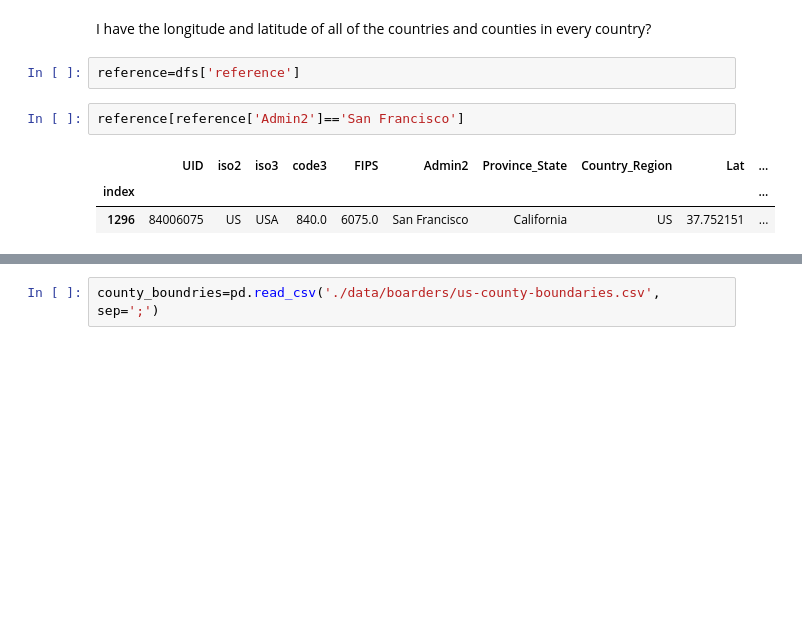
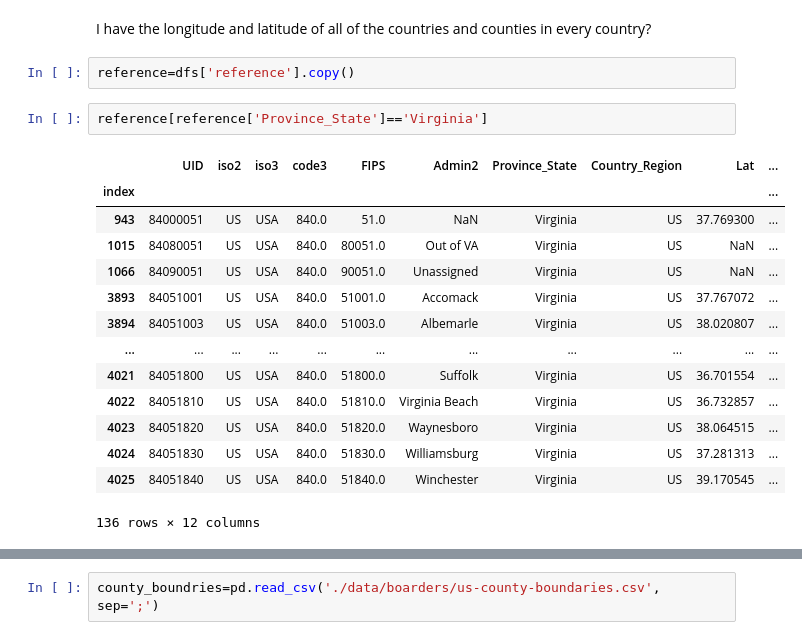
Before and after one commit to asullivan42/COVID_Bubble_Estimator, a Jupyter notebook: Regression_Analysis.ipynb, the cells around one changed output, grey strips where cells are left out. Saved outputs shown, nothing was run; the diff lists cells and outputs as text; blank space fills up the shorter version.

```diff
--- a/Regression_Analysis.ipynb
+++ b/Regression_Analysis.ipynb
@@ -394,10 +409,21 @@ dfs['reference']
 # %% [markdown]
 I have the longitude and latitude of all of the countries and counties in every country?
 # %%
-reference=dfs['reference']
+reference=dfs['reference'].copy()
 # %%
-reference[reference['Admin2']=='San Francisco']
+reference[reference['Province_State']=='Virginia']
 # %% [output]
 |  | UID | iso2 | iso3 | code3 | FIPS | Admin2 | Province_State | Country_Region | Lat | ... |
 | index |  |  |  |  |  |  |  |  |  | ... |
-| 1296 | 84006075 | US | USA | 840.0 | 6075.0 | San Francisco | California | US | 37.752151 | ... |
+| 943 | 84000051 | US | USA | 840.0 | 51.0 | NaN | Virginia | US | 37.769300 | ... |
+| 1015 | 84080051 | US | USA | 840.0 | 80051.0 | Out of VA | Virginia | US | NaN | ... |
+| 1066 | 84090051 | US | USA | 840.0 | 90051.0 | Unassigned | Virginia | US | NaN | ... |
+| 3893 | 84051001 | US | USA | 840.0 | 51001.0 | Accomack | Virginia | US | 37.767072 | ... |
+| 3894 | 84051003 | US | USA | 840.0 | 51003.0 | Albemarle | Virginia | US | 38.020807 | ... |
+| ... | ... | ... | ... | ... | ... | ... | ... | ... | ... | ... |
+| 4021 | 84051800 | US | USA | 840.0 | 51800.0 | Suffolk | Virginia | US | 36.701554 | ... |
+| 4022 | 84051810 | US | USA | 840.0 | 51810.0 | Virginia Beach | Virginia | US | 36.732857 | ... |
+| 4023 | 84051820 | US | USA | 840.0 | 51820.0 | Waynesboro | Virginia | US | 38.064515 | ... |
+| 4024 | 84051830 | US | USA | 840.0 | 51830.0 | Williamsburg | Virginia | US | 37.281313 | ... |
+| 4025 | 84051840 | US | USA | 840.0 | 51840.0 | Winchester | Virginia | US | 39.170545 | ... |
+136 rows × 12 columns
```
Also changed, not shown: parts of 104 cells of this notebook, 1 other file.
